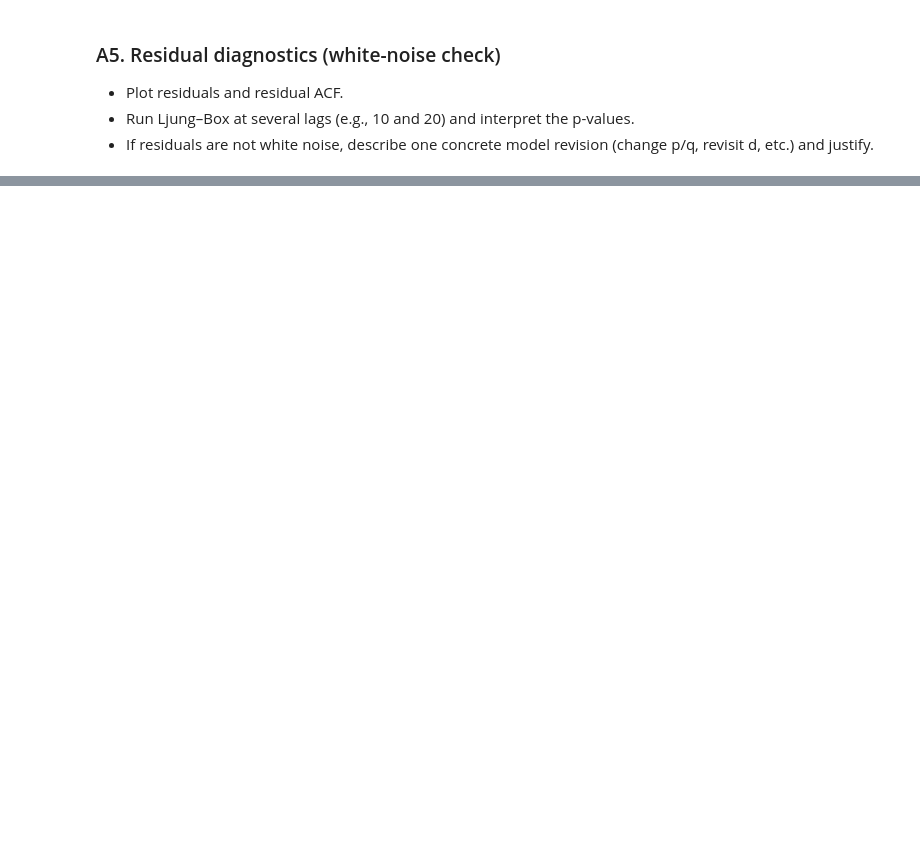
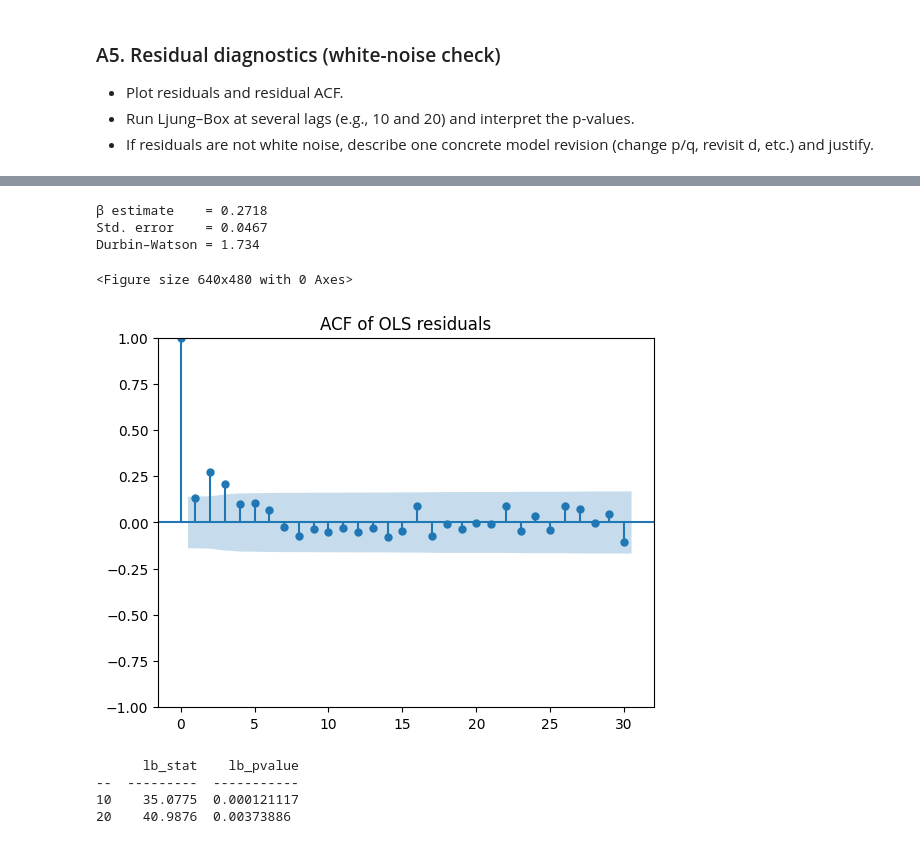
Before and after one commit to FVardi/PhD-Courses, a Jupyter notebook: Deep learning for time-series/Assignments/assignment_1.ipynb, the cells around one changed output, grey strips where cells are left out. Drawn from its saved outputs; the diff is of its cells as text; code cells hidden in the pictures; blank space fills up the shorter version.

```diff
--- a/Deep learning for time-series/Assignments/assignment_1.ipynb
+++ b/Deep learning for time-series/Assignments/assignment_1.ipynb
@@ -209,0 +354,40 @@ and justify.
+# %%
+# Load data
+df_raw = pd.read_csv("us_change.csv")
+# %%
+df = df_raw.copy()
+x_name = "Income"
+y_name = "y"
+
+x = df[x_name]
+y = df[y_name]
+
+X = sm.add_constant(x)   # add intercept
+ols_model = sm.OLS(y, X).fit()
+
+beta = ols_model.params[x_name]
+beta_se = ols_model.bse[x_name]
+dw = sm.stats.stattools.durbin_watson(ols_model.resid)
+
+print(f"β estimate    = {beta:.4f}")
+print(f"Std. error    = {beta_se:.4f}")
+print(f"Durbin–Watson = {dw:.3f}")
+# %% [output]
+β estimate    = 0.2718
+Std. error    = 0.0467
+Durbin–Watson = 1.734
+# %%
+plt.figure()
+plot_acf(ols_model.resid, lags=30)
+plt.title("ACF of OLS residuals")
+plt.show()
+
+lb = acorr_ljungbox(ols_model.resid, lags=[10, 20], return_df=True)
+print(tabulate(lb, headers="keys"))
+# %% [output]
+<Figure size 640x480 with 0 Axes>
+[figure, added]
+      lb_stat    lb_pvalue
+--  ---------  -----------
+10    35.0775  0.000121117
+20    40.9876  0.00373886
```
Also changed, not shown: parts of 21 cells of this notebook, 1 other file.
